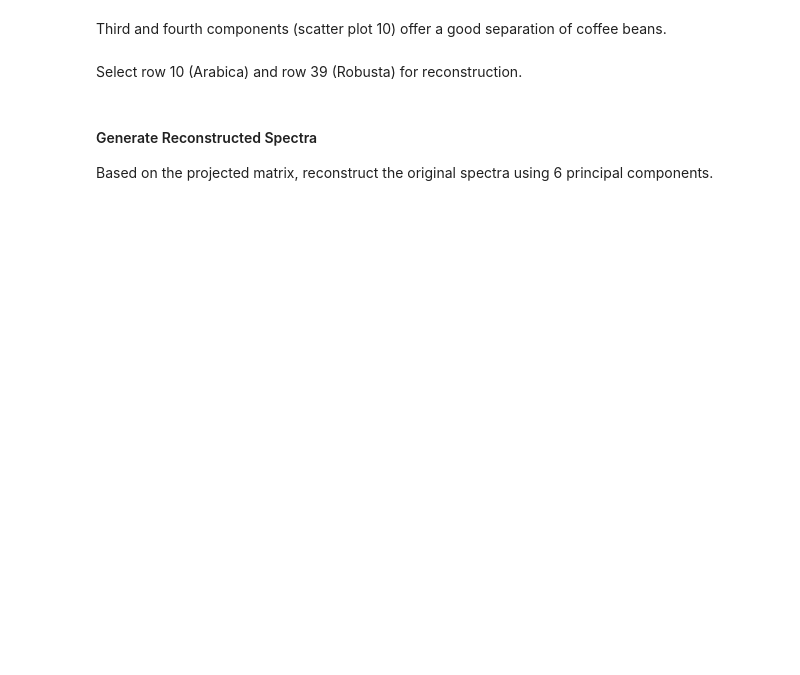
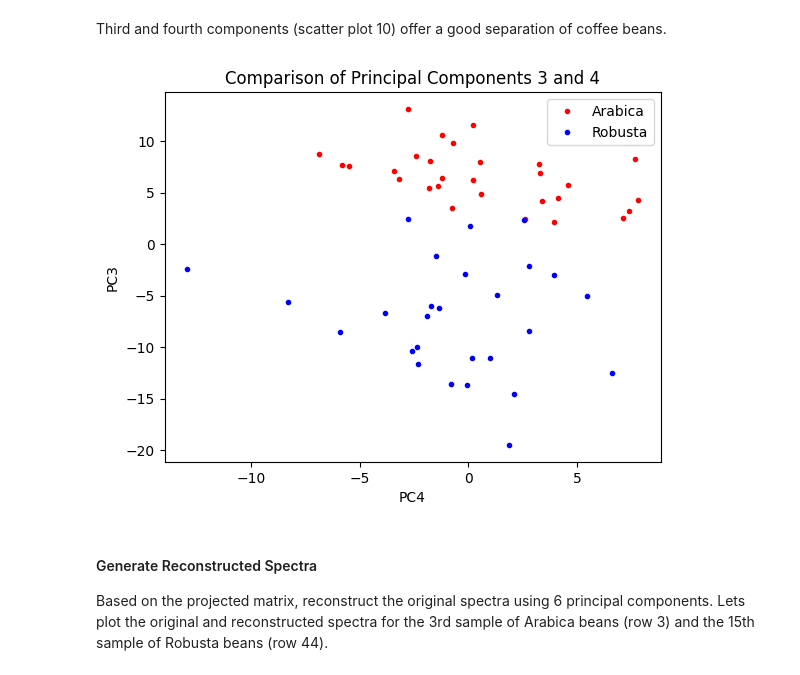
Before and after one commit to rraj786/PCA-Coffee-Spectra-Reconstruction, a Jupyter notebook: Reconstruction.ipynb, the cells around one changed output. Saved outputs shown, nothing was run; the diff lists cells and outputs as text; code cells hidden in the pictures; blank space fills up the shorter version.

```diff
--- a/Reconstruction.ipynb
+++ b/Reconstruction.ipynb
@@ -164,13 +179,13 @@ plt.show()
 # %% [markdown]
 Third and fourth components (scatter plot 10) offer a good separation of coffee beans.
 # %%
-# Scatter plot 10
-plt.plot(proj[0:mid_rows, 3], proj[0:mid_rows, 2], "r.", label = "Arabica Coffee")
-plt.plot(proj[mid_rows:rows, 3], proj[mid_rows:rows, 2], "b.", label = "Robusta Coffee")
+# Scatter plot
+plt.plot(projection[:29, 3], projection[:29, 2], "r.", label = "Arabica")
+plt.plot(projection[29:, 3], projection[29:, 2], "b.", label = "Robusta")
 plt.ylabel("PC3")
 plt.xlabel("PC4")
-plt.title("Comparison of principal Components 3 and 4")
+plt.title("Comparison of Principal Components 3 and 4")
 plt.legend()
 plt.show()
+# %% [output]
+[figure, added]
-# %% [markdown]
-Select row 10 (Arabica) and row 39 (Robusta) for reconstruction.
@@ -179,4 +192,4 @@ fig, axs = plt.subplots(2)
 # %% [markdown]
 #### Generate Reconstructed Spectra
-Based on the projected matrix, reconstruct the original spectra using 6 principal components.
+Based on the projected matrix, reconstruct the original spectra using 6 principal components. Lets plot the original and reconstructed spectra for the 3rd sample of Arabica beans (row 3) and the 15th sample of Robusta beans (row 44).
 # %%
```
Also changed, not shown: parts of 23 cells of this notebook.
